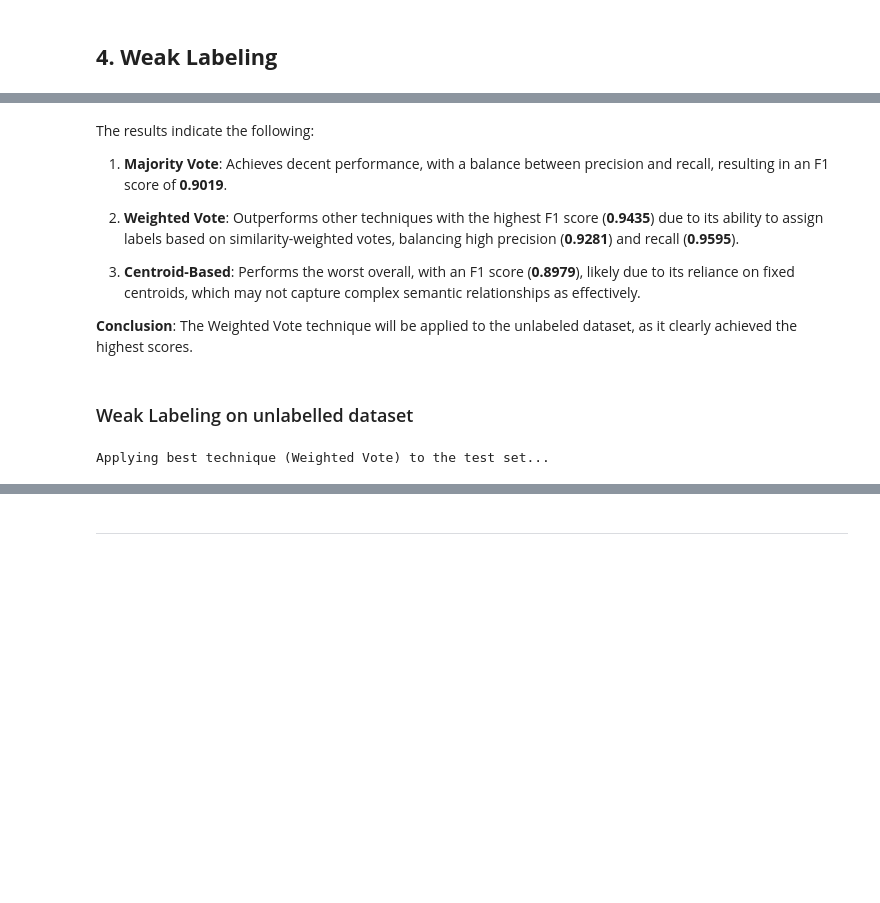
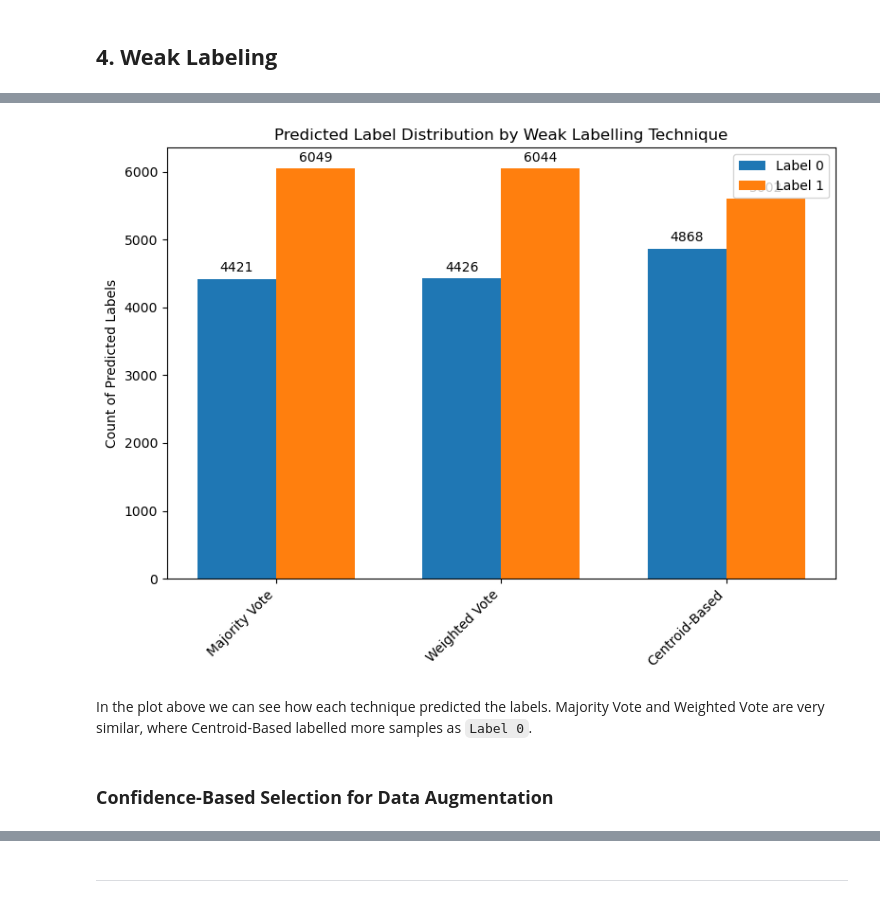
Before and after one commit to alexschillingfhnw/npr-mc2, a Jupyter notebook: notebooks/main.ipynb, the cells around one changed output, grey strips where cells are left out. Cells and saved outputs as stored; diff of their text form; code cells hidden in the pictures; blank space fills up the shorter version.

```diff
--- a/notebooks/main.ipynb
+++ b/notebooks/main.ipynb
@@ -578,26 +566,38 @@ we create weak labels for df_weak_labeling_pool which contains around 52'000 sam
 # %%
-labeled_sentences = df_weak_labeling_pool["sentence"].tolist()
-true_labels = np.array(df_weak_labeling_pool["label"])  # Ground truth
+# Extract sentences and labels
+all_sentences = df_weak_labeling_pool["sentence"].tolist()
+all_labels = df_weak_labeling_pool["label"].tolist()
 
-# Generate embeddings for labeled and unlabeled data
-embeddings_labeled = generate_embeddings(labeled_sentences, "all-mpnet-base-v2", device)
-embeddings_validation = generate_embeddings(labeled_sentences, "all-mpnet-base-v2", device)  # Reuse for validation evaluation
-#embeddings_unlabeled = generate_embeddings(unlabeled_sentences, "all-mpnet-base-v2", device)
+# Split into train and validation sets
+sentences_train, sentences_validation, labels_train, labels_validation = train_test_split(
+    all_sentences, all_labels, test_size=0.2, random_state=42, stratify=all_labels
+)
+
+labels_train = np.array(labels_train)
+labels_validation = np.array(labels_validation)
+
+# Generate embeddings for train and validation sets
+embeddings_train = generate_embeddings(sentences_train, "all-mpnet-base-v2", device)
+embeddings_validation = generate_embeddings(sentences_validation, "all-mpnet-base-v2", device)
 
 # Evaluate and compare techniques on the validation set
-results, techniques = evaluate_and_compare_techniques(
-    embeddings_labeled,
-    labels_labeled,
-    validation_labels=labels_labeled,  # Ground truth labels for validation
-    embeddings_validation=embeddings_validation,
+results, techniques_predictions = evaluate_and_compare_techniques(
+    embeddings_train,
+    labels_train,
+    labels_validation,
+    embeddings_validation,
     k=5
 )
 
-# Display evaluation results
+# Print results
 print("Comparison of Weak Labeling Techniques:")
 for technique, metrics in results.items():
     print(f"\n{technique}:")
     for metric, value in metrics.items():
         print(f"{metric.capitalize()}: {value:.4f}")
     print("-"*15)
+
+# Choose the best technique based on F1-score
+best_technique = max(results, key=lambda t: results[t]['f1'])
+print("\nBest technique chosen:", best_technique)
 # %% [output]
@@ -610,29 +621,8 @@ Centroid-Based Labeling Metrics:
-# %% [markdown]
-The results indicate the following:
-
-1. **Majority Vote**: Achieves decent performance, with a balance between precision and recall, resulting in an F1 score of **0.9019**.
-
-2. **Weighted Vote**: Outperforms other techniques with the highest F1 score (**0.9435**) due to its ability to assign labels based on similarity-weighted votes, balancing high precision (**0.9281**) and recall (**0.9595**).
-
-3. **Centroid-Based**: Performs the worst overall, with an F1 score (**0.8979**), likely due to its reliance on fixed centroids, which may not capture complex semantic relationships as effectively.
-
-**Conclusion**: The Weighted Vote technique will be applied to the unlabeled dataset, as it clearly achieved the highest scores.
-# %% [markdown]
-### Weak Labeling on unlabelled dataset
-# %%
-# Apply the best technique to the test set
-unlabeled_sentences = df_test["sentence"].tolist()
-embeddings_unlabeled = generate_embeddings(unlabeled_sentences, "all-mpnet-base-v2", device)
-
-best_technique = max(results, key=lambda x: results[x]["f1"])  # Select technique with best F1
-print(f"Applying best technique ({best_technique}) to the test set...")
-
-test_weak_labels = apply_best_technique_to_test(
-    embeddings_labeled, labels_labeled, embeddings_unlabeled, best_technique, k=5
-)
-
-# Add weak labels to the test set and save to csv
-df_test["label"] = test_weak_labels
-df_test.to_csv("../data/test_weakly_labeled.csv", index=False)
-# %% [output]
-Applying best technique (Weighted Vote) to the test set...
+# %%
+plot_predictions_distribution(techniques_predictions)
+# %% [output]
+[figure, added]
+# %% [markdown]
+In the plot above we can see how each technique predicted the labels. Majority Vote and Weighted Vote are very similar, where Centroid-Based labelled more samples as `Label 0`.
+# %% [markdown]
+### **Confidence-Based Selection for Data Augmentation**
```
Also changed, not shown: parts of 26 cells of this notebook.
